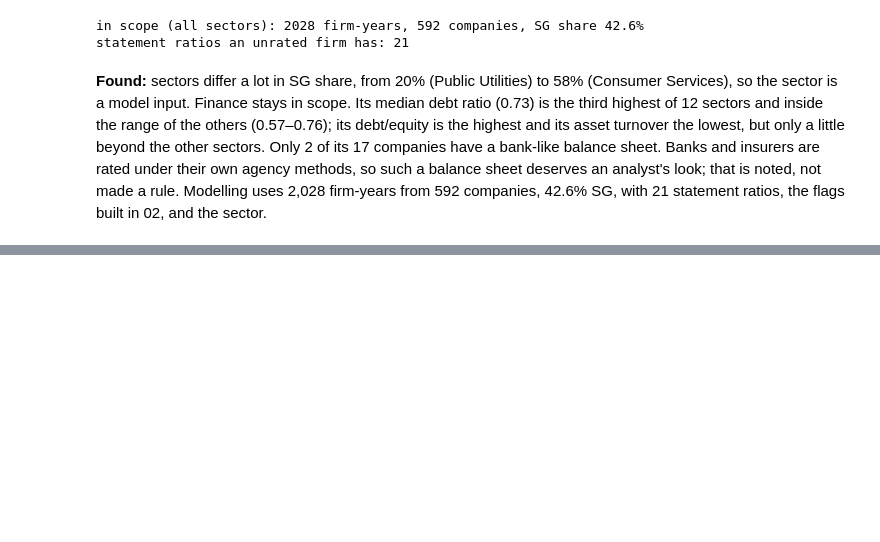
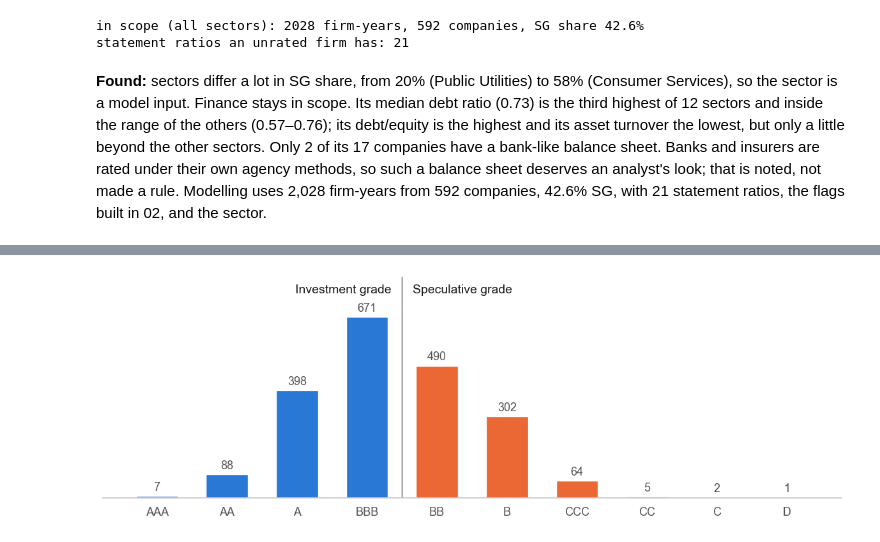
Before and after one commit to Ayu5hsingh/Cyber-Credit-Risk, a Jupyter notebook: notebooks/01_eda.ipynb, the cells around one changed output, grey strips where cells are left out. Saved outputs shown, nothing was run; the diff lists cells and outputs as text; code cells hidden in the pictures; blank space fills up the shorter version.

```diff
--- a/notebooks/01_eda.ipynb
+++ b/notebooks/01_eda.ipynb
@@ -514,0 +614,14 @@ Modelling uses 2,028 firm-years from 592 companies, 42.6% SG, with 21 statement
+# %%
+x = np.arange(len(LETTERS))
+fig, ax = plt.subplots(figsize=(12, 4.2))
+ax.bar(x, by_letter.firm_years, width=0.6, color=[IG_C if r in IG_GRADES else SG_C for r in LETTERS])
+for xi, v in zip(x, by_letter.firm_years):
+    ax.text(xi, v + 12, f"{v:,}", ha="center", va="bottom", fontsize=13, color=INK2)
+ax.axvline(3.5, color=INK2, lw=1)
+ax.text(3.35, 760, "Investment grade", ha="right", fontsize=14)
+ax.text(3.65, 760, "Speculative grade", ha="left", fontsize=14)
+ax.set(xticks=x, xticklabels=LETTERS, ylim=(0, 820), yticks=[])
+ax.spines["left"].set_visible(False)
+save_slide(fig, "rating_mix")
+# %% [output]
+[figure, added]
```
Also changed, not shown: parts of 19 cells of this notebook, 7 other files.
